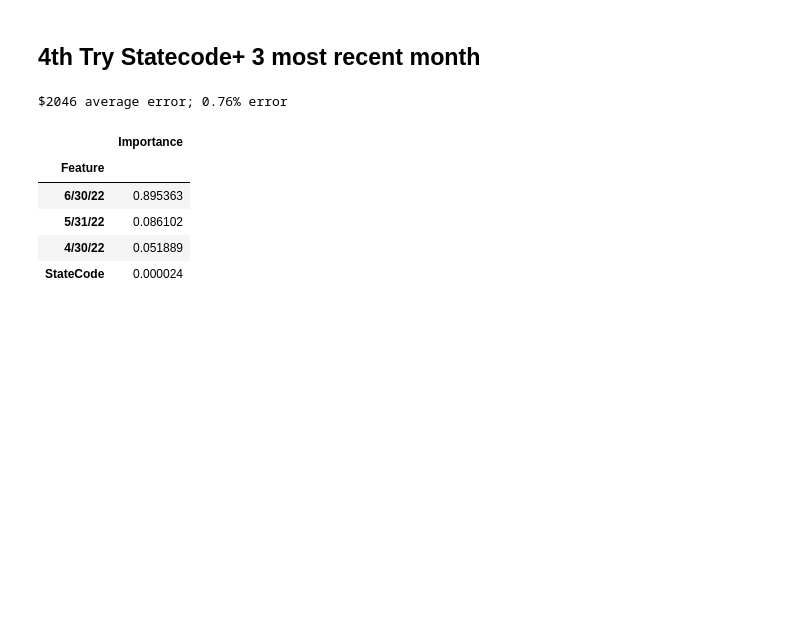
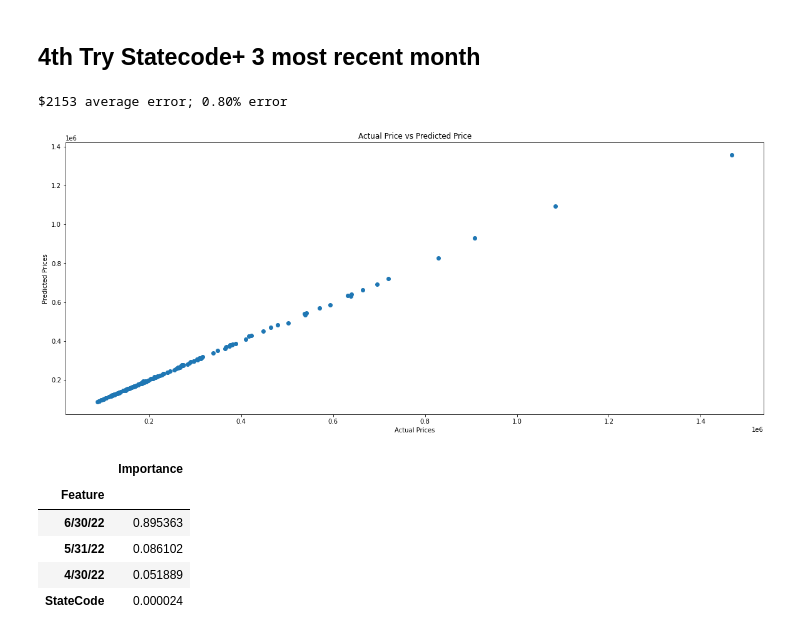
Before and after one commit to SringayKeno/Real_Estate, a Jupyter notebook: Metro July 2022 Middle Tier Housing Value prediction -Random Forest.ipynb, the cells around one changed output. Cells and saved outputs as stored; diff of their text form; code cells hidden in the pictures; blank space fills up the shorter version.

```diff
--- a/Metro July 2022 Middle Tier Housing Value prediction -Random Forest.ipynb
+++ b/Metro July 2022 Middle Tier Housing Value prediction -Random Forest.ipynb
@@ -360,11 +360,20 @@ X_train, X_test, y_train, y_test = train_test_split(X, y, test_size=0.2)
 rf = RandomForestRegressor(n_estimators=100)
 rf.fit(X_train, y_train)
 
+y_predict=rf.predict(X_test)
 
 validation_e = mean_absolute_error(y_test, rf.predict(X_test))
 print(f"${validation_e:.0f} average error; {validation_e*100.0/y.mean():.2f}% error")
 # %% [output]
-$2046 average error; 0.76% error
+$2153 average error; 0.80% error
+# %%
+plt.scatter(y_test, y_predict)
+plt.xlabel('Actual Prices')
+plt.ylabel('Predicted Prices')
+plt.title('Actual Price vs Predicted Price')
+plt.show()
+# %% [output]
+[figure, added]
 # %%
 rf = RandomForestRegressor(n_estimators=100)
 rf.fit(X_train, y_train)
```
Also changed, not shown: parts of 16 cells of this notebook, 3 other files.
